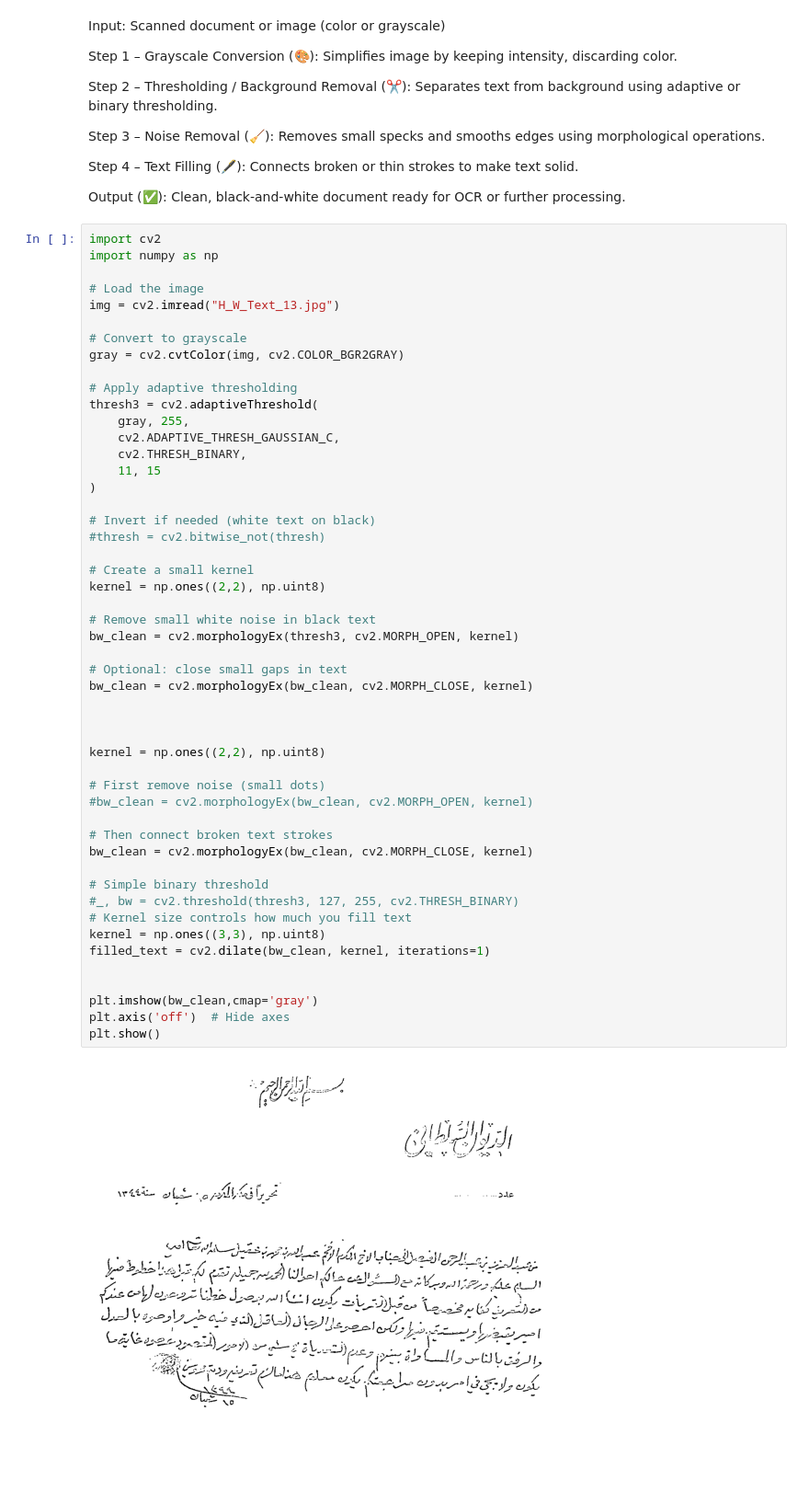
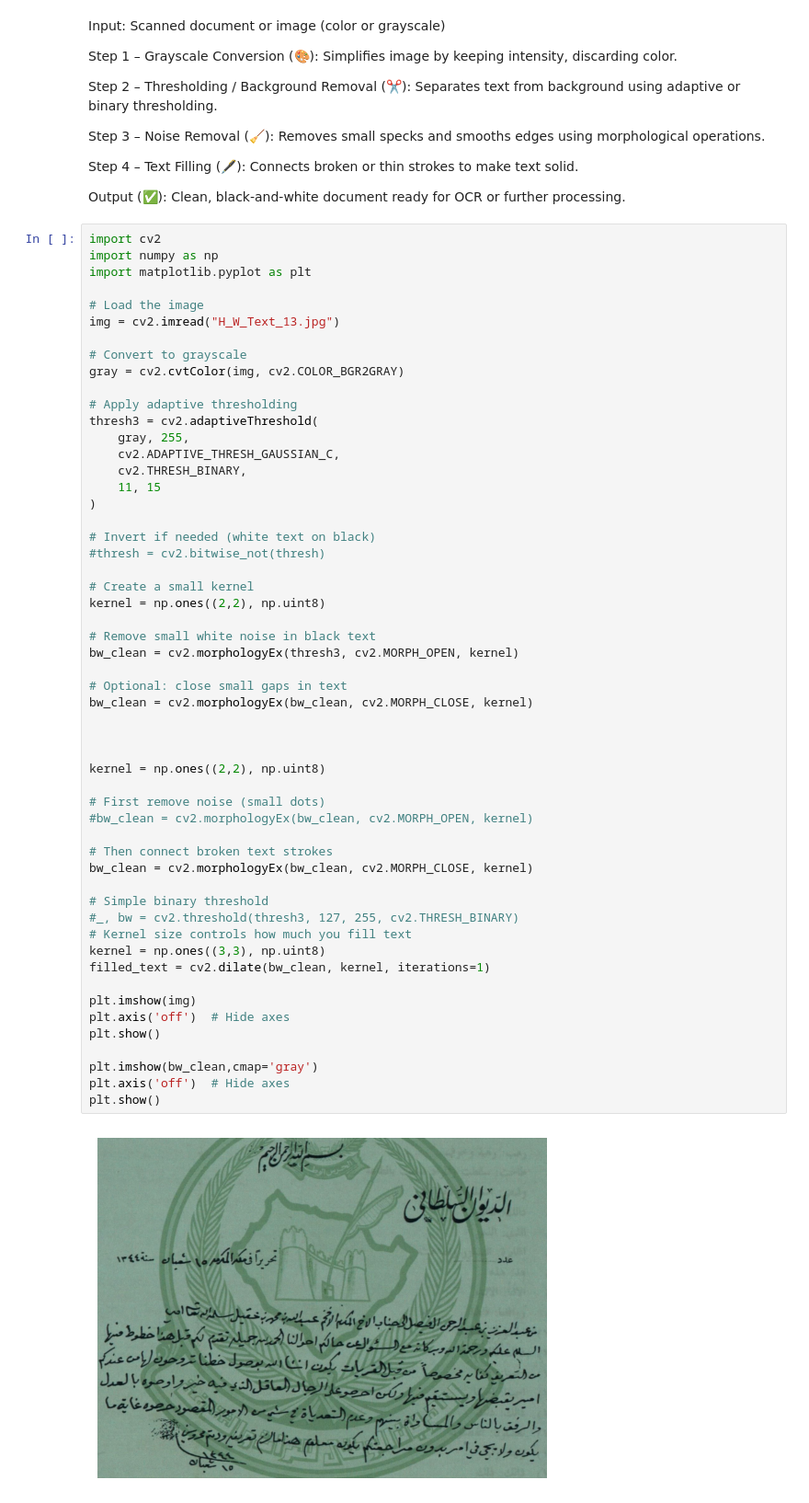
Before and after one commit to kamranjaved/Arabic_OCR, a Jupyter notebook: Document_BG_Removal.ipynb, the cells around one changed output. Shown at 92% size. Cells and saved outputs as stored; diff of their text form; blank space fills up the shorter version.

```diff
--- a/Document_BG_Removal.ipynb
+++ b/Document_BG_Removal.ipynb
@@ -17,6 +17,7 @@ Output (✅): Clean, black-and-white document ready for OCR or further processin
 # %%
 import cv2
 import numpy as np
+import matplotlib.pyplot as plt
 
 # Load the image
 img = cv2.imread("H_W_Text_13.jpg")
@@ -38,31 +39,34 @@ thresh3 = cv2.adaptiveThreshold(
 # Create a small kernel
 kernel = np.ones((2,2), np.uint8)
 
 # Remove small white noise in black text
 bw_clean = cv2.morphologyEx(thresh3, cv2.MORPH_OPEN, kernel)
 
 # Optional: close small gaps in text
 bw_clean = cv2.morphologyEx(bw_clean, cv2.MORPH_CLOSE, kernel)
 
 
 
 kernel = np.ones((2,2), np.uint8)
 
 # First remove noise (small dots)
 #bw_clean = cv2.morphologyEx(bw_clean, cv2.MORPH_OPEN, kernel)
 
 # Then connect broken text strokes
 bw_clean = cv2.morphologyEx(bw_clean, cv2.MORPH_CLOSE, kernel)
 
 # Simple binary threshold
 #_, bw = cv2.threshold(thresh3, 127, 255, cv2.THRESH_BINARY)
 # Kernel size controls how much you fill text
 kernel = np.ones((3,3), np.uint8)
 filled_text = cv2.dilate(bw_clean, kernel, iterations=1)
 
+plt.imshow(img)
+plt.axis('off')  # Hide axes
+plt.show()
 
 plt.imshow(bw_clean,cmap='gray')
 plt.axis('off')  # Hide axes
 plt.show()
 # %% [output]
-[figure, old version]
+[figure, new version]
```
Also changed, not shown: parts of 1 cell of this notebook.
